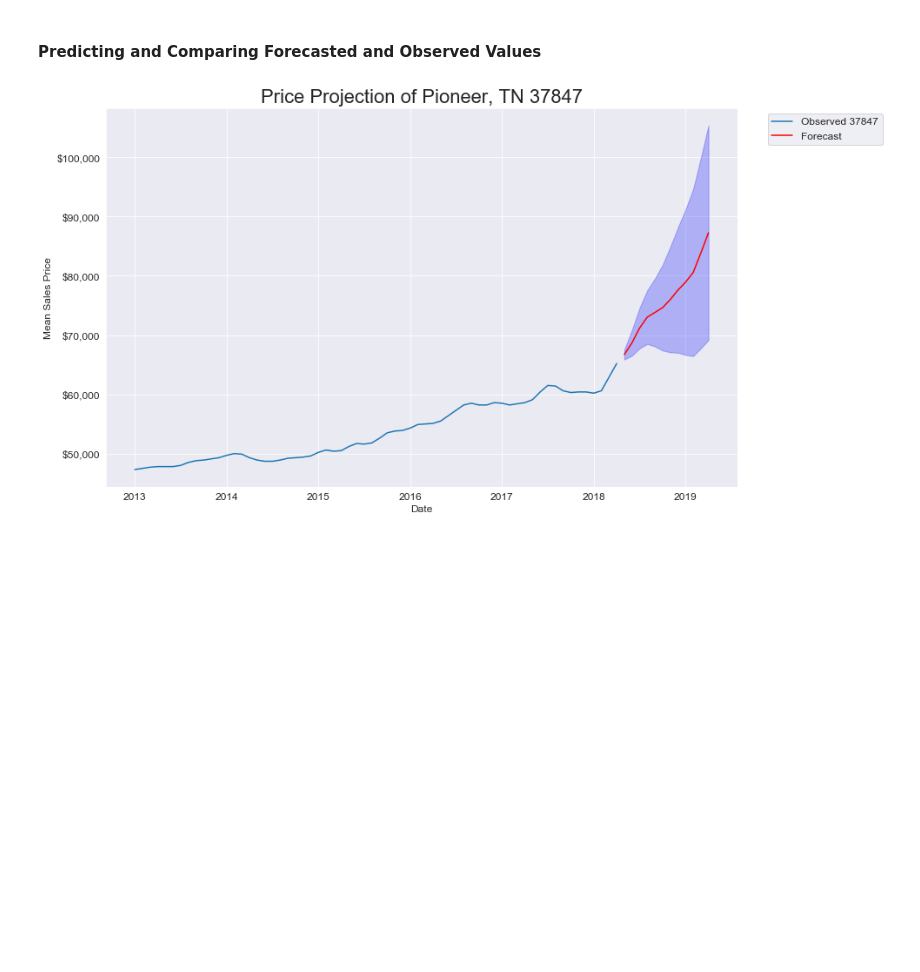
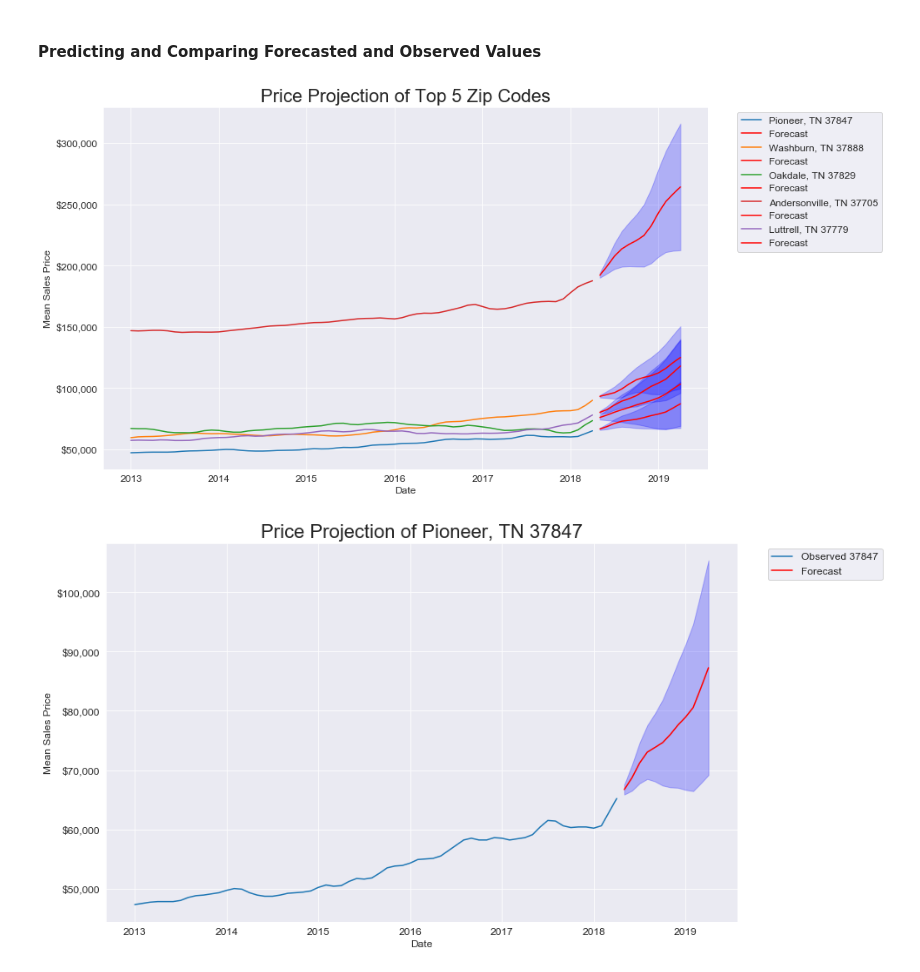
Before and after one commit to menach123/Time-Series-Modeling-with-Sales-Price-Data-from-Zillow, a Jupyter notebook: Knoxville.ipynb, the cells around one changed output. Cells and saved outputs as stored; diff of their text form; code cells hidden in the pictures; blank space fills up the shorter version.

```diff
--- a/Knoxville.ipynb
+++ b/Knoxville.ipynb
@@ -415,6 +431,33 @@ for model in top5:
 [figure]
 # %% [markdown]
 #### Predicting and Comparing Forecasted and Observed Values
+# %%
+ax = 0
+for model in top5:
+
+    steps = 12
+    prediction = model.output.get_forecast(steps=steps)
+    # Get confidence intervals of forecasts
+    pred_conf = prediction.conf_int()
+    pred_dict = {'Predicted':prediction.predicted_mean[-1],
+                     'lower':pred_conf.iloc[-1][f'lower {model.time_series.name}'],
+                     'upper':pred_conf.iloc[-1][f'upper {model.time_series.name}'],
+                     'Last': model.time_series[-1]}
+
+
+    ax = model.time_series.plot(label=df.loc[df.ZipCode == model.zip].label.unique()[0], figsize=(13,8), fontsize=12)
+    prediction.predicted_mean.plot(ax=ax, label='Forecast', color='r')
+    ax.fill_between(pred_conf.index,
+                            pred_conf.iloc[:, 0],
+                            pred_conf.iloc[:, 1], color='blue', alpha=.25)
+    ax.set_title(f"Price Projection of Top 5 Zip Codes",fontsize=22)
+    ax.set_xlabel('Date',fontsize=12)
+    ax.set_ylabel('Mean Sales Price',fontsize=12)
+    pl.dollar_tick(ax)
+ax.legend(bbox_to_anchor=(1.04,1), loc="upper left", ncol=1,fontsize=12)
+plt.show()
+# %% [output]
+[figure, added]
 # %%
 for model in top5:
 
```
Also changed, not shown: parts of 9 cells of this notebook, 17 other files.
